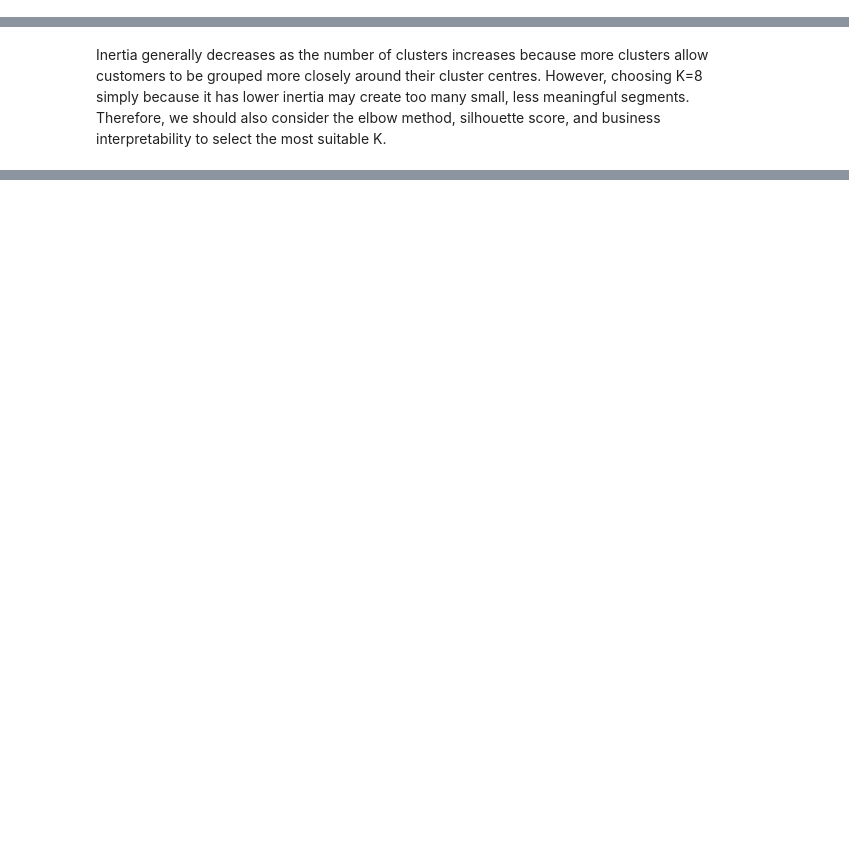
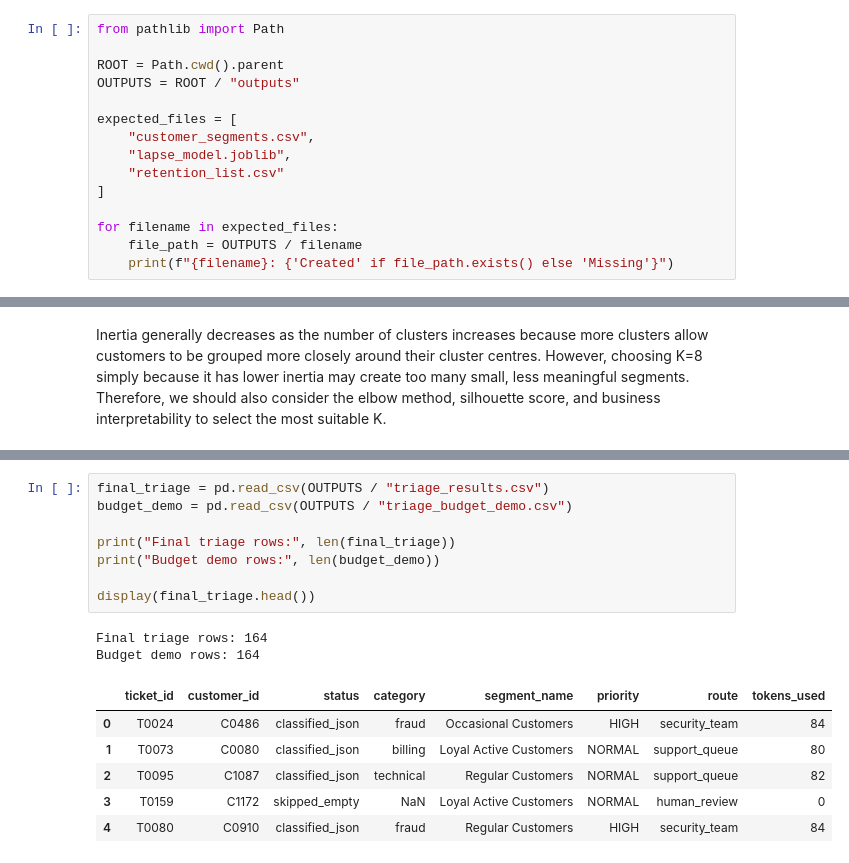
Before and after one commit to Devika-0R/instamart-customer-intelligence-support-copilot, a Jupyter notebook: notebooks/Customer_Intelligence_Support_Copilot.ipynb, the cells around one changed output, grey strips where cells are left out. Drawn from its saved outputs; the diff is of its cells as text; blank space fills up the shorter version.

```diff
--- a/notebooks/Customer_Intelligence_Support_Copilot.ipynb
+++ b/notebooks/Customer_Intelligence_Support_Copilot.ipynb
@@ -467,0 +344,15 @@ lapse_summary
+# %%
+from pathlib import Path
+
+ROOT = Path.cwd().parent
+OUTPUTS = ROOT / "outputs"
+
+expected_files = [
+    "customer_segments.csv",
+    "lapse_model.joblib",
+    "retention_list.csv"
+]
+
+for filename in expected_files:
+    file_path = OUTPUTS / filename
+    print(f"{filename}: {'Created' if file_path.exists() else 'Missing'}")
@@ -514 +650,18 @@ display(triage_results.status.value_counts().rename_axis("status").reset_index(n
+# %%
+final_triage = pd.read_csv(OUTPUTS / "triage_results.csv")
+budget_demo = pd.read_csv(OUTPUTS / "triage_budget_demo.csv")
+
+print("Final triage rows:", len(final_triage))
+print("Budget demo rows:", len(budget_demo))
+
+display(final_triage.head())
+# %% [output]
+Final triage rows: 164
+Budget demo rows: 164
+|  | ticket_id | customer_id | status | category | segment_name | priority | route | tokens_used |
+| 0 | T0024 | C0486 | classified_json | fraud | Occasional Customers | HIGH | security_team | 84 |
+| 1 | T0073 | C0080 | classified_json | billing | Loyal Active Customers | NORMAL | support_queue | 80 |
+| 2 | T0095 | C1087 | classified_json | technical | Regular Customers | NORMAL | support_queue | 82 |
+| 3 | T0159 | C1172 | skipped_empty | NaN | Loyal Active Customers | NORMAL | human_review | 0 |
+| 4 | T0080 | C0910 | classified_json | fraud | Regular Customers | HIGH | security_team | 84 |
 # %% [markdown]
```
Also changed, not shown: parts of 49 cells of this notebook.
